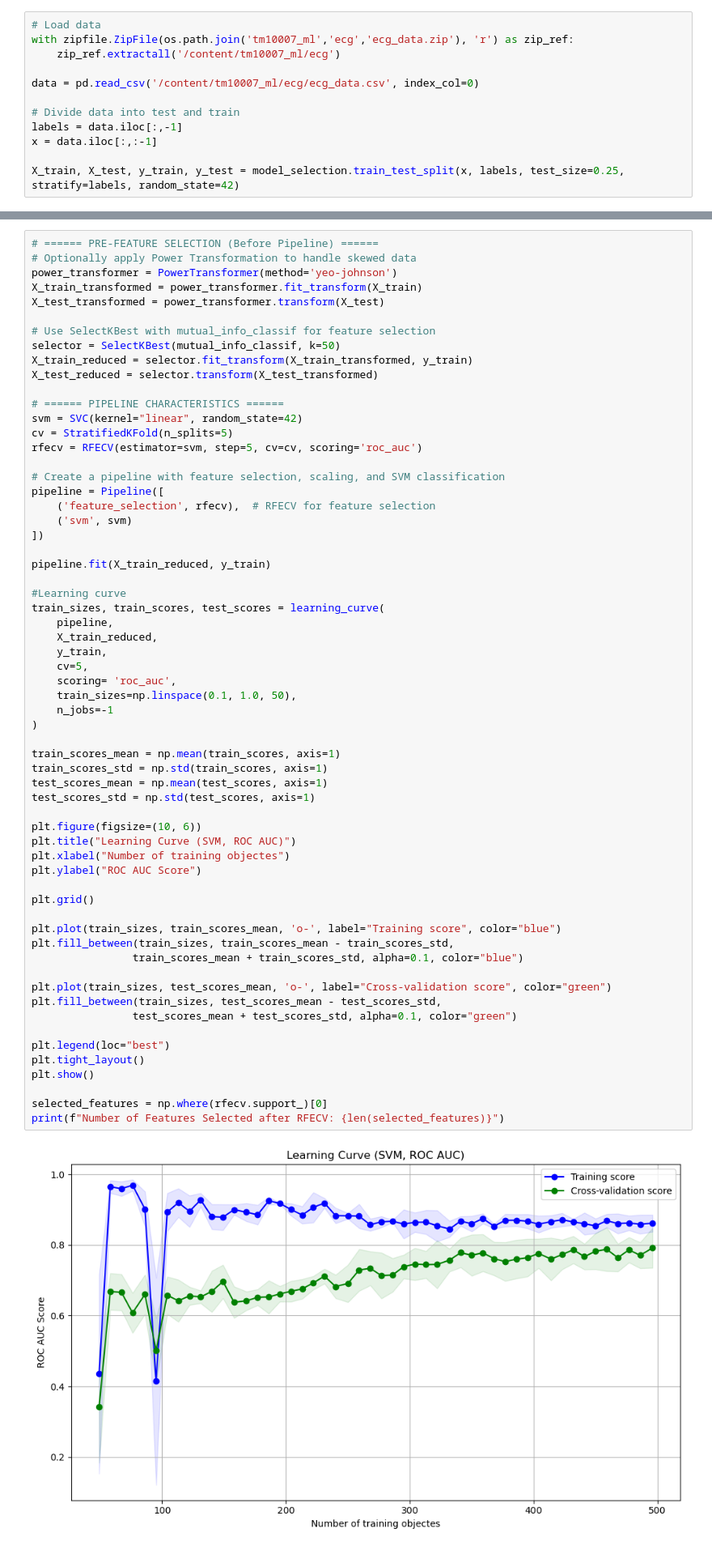
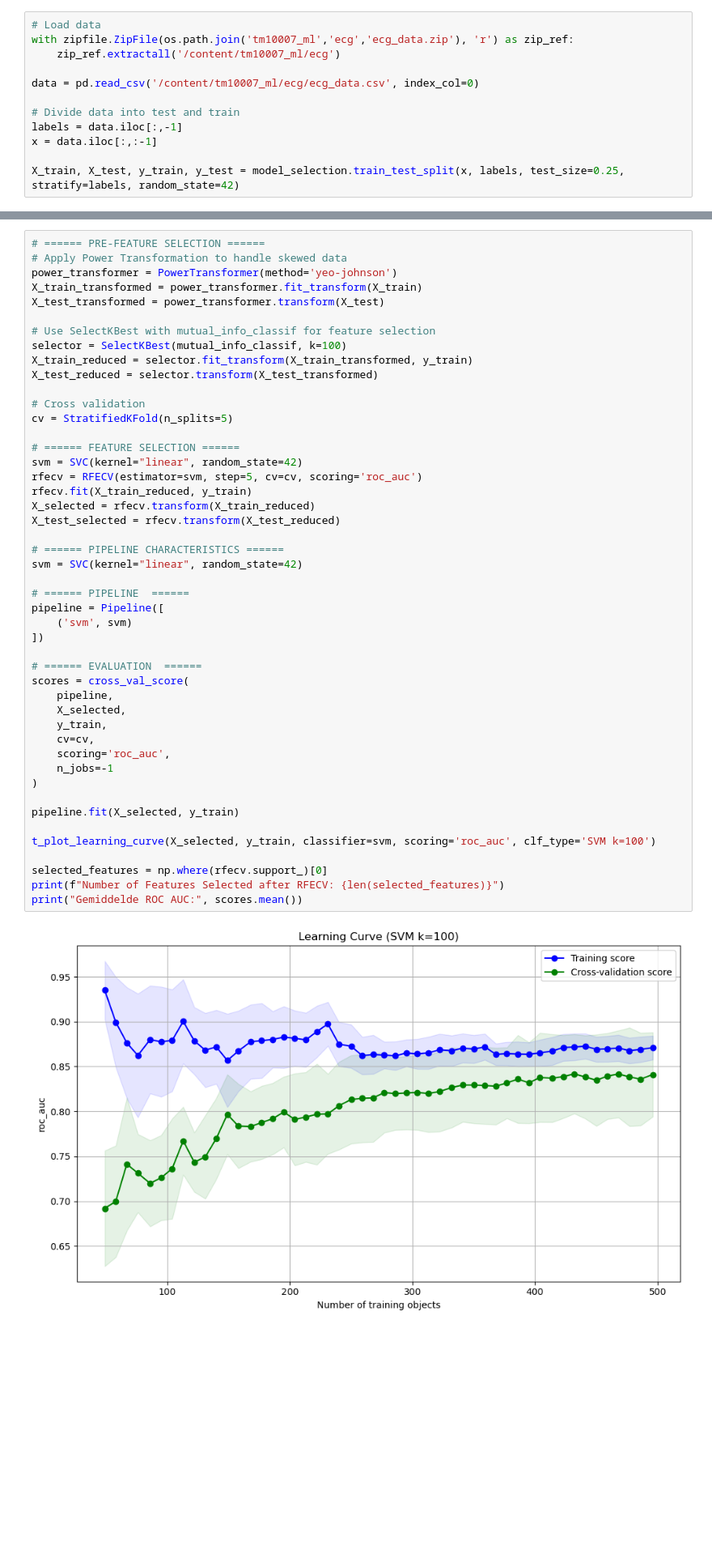
Before and after one commit to mjmklep/Machine-Learning-Group-8, a Jupyter notebook: basic_SVM.ipynb, the cells around one changed output, grey strips where cells are left out. Shown at 81% size. Cells and saved outputs as stored; diff of their text form; blank space fills up the shorter version.

Commit message:
Number of features is determined. Hyperparameter tuning is not done yet

```diff
--- a/basic_SVM.ipynb
+++ b/basic_SVM.ipynb
@@ -38,65 +91,50 @@ X_train, X_test, y_train, y_test = model_selection.train_test_split(x, labels, t
 # %%
-# ====== PRE-FEATURE SELECTION (Before Pipeline) ======
-# Optionally apply Power Transformation to handle skewed data
+# ====== PRE-FEATURE SELECTION ======
+# Apply Power Transformation to handle skewed data
 power_transformer = PowerTransformer(method='yeo-johnson')
 X_train_transformed = power_transformer.fit_transform(X_train)
 X_test_transformed = power_transformer.transform(X_test)
 
 # Use SelectKBest with mutual_info_classif for feature selection
-selector = SelectKBest(mutual_info_classif, k=50)
+selector = SelectKBest(mutual_info_classif, k=100)
 X_train_reduced = selector.fit_transform(X_train_transformed, y_train)
 X_test_reduced = selector.transform(X_test_transformed)
 
+# Cross validation
+cv = StratifiedKFold(n_splits=5)
+
+# ====== FEATURE SELECTION ======
+svm = SVC(kernel="linear", random_state=42)
+rfecv = RFECV(estimator=svm, step=5, cv=cv, scoring='roc_auc')
+rfecv.fit(X_train_reduced, y_train)
+X_selected = rfecv.transform(X_train_reduced)
+X_test_selected = rfecv.transform(X_test_reduced)
+
 # ====== PIPELINE CHARACTERISTICS ======
 svm = SVC(kernel="linear", random_state=42)
-cv = StratifiedKFold(n_splits=5)
-rfecv = RFECV(estimator=svm, step=5, cv=cv, scoring='roc_auc')
 
-# Create a pipeline with feature selection, scaling, and SVM classification
+# ====== PIPELINE  ======
 pipeline = Pipeline([
-    ('feature_selection', rfecv),  # RFECV for feature selection
     ('svm', svm)
 ])
 
-pipeline.fit(X_train_reduced, y_train)
-
-#Learning curve
-train_sizes, train_scores, test_scores = learning_curve(
+# ====== EVALUATION  ======
+scores = cross_val_score(
     pipeline,
-    X_train_reduced,
+    X_selected,
     y_train,
-    cv=5,
-    scoring= 'roc_auc',
-    train_sizes=np.linspace(0.1, 1.0, 50),
+    cv=cv,
+    scoring='roc_auc',
     n_jobs=-1
 )
 
-train_scores_mean = np.mean(train_scores, axis=1)
-train_scores_std = np.std(train_scores, axis=1)
-test_scores_mean = np.mean(test_scores, axis=1)
-test_scores_std = np.std(test_scores, axis=1)
+pipeline.fit(X_selected, y_train)
 
-plt.figure(figsize=(10, 6))
-plt.title("Learning Curve (SVM, ROC AUC)")
-plt.xlabel("Number of training objectes")
-plt.ylabel("ROC AUC Score")
-
-plt.grid()
-
-plt.plot(train_sizes, train_scores_mean, 'o-', label="Training score", color="blue")
-plt.fill_between(train_sizes, train_scores_mean - train_scores_std,
-                train_scores_mean + train_scores_std, alpha=0.1, color="blue")
-
-plt.plot(train_sizes, test_scores_mean, 'o-', label="Cross-validation score", color="green")
-plt.fill_between(train_sizes, test_scores_mean - test_scores_std,
-                test_scores_mean + test_scores_std, alpha=0.1, color="green")
-
-plt.legend(loc="best")
-plt.tight_layout()
-plt.show()
+t_plot_learning_curve(X_selected, y_train, classifier=svm, scoring='roc_auc', clf_type='SVM k=100')
 
 selected_features = np.where(rfecv.support_)[0]
 print(f"Number of Features Selected after RFECV: {len(selected_features)}")
+print("Gemiddelde ROC AUC:", scores.mean())
 # %% [output]
-[figure, old version]
+[figure, new version]
 Number of Features Selected after RFECV: 20
```
Also changed, not shown: parts of 25 cells of this notebook, 2 other files.
